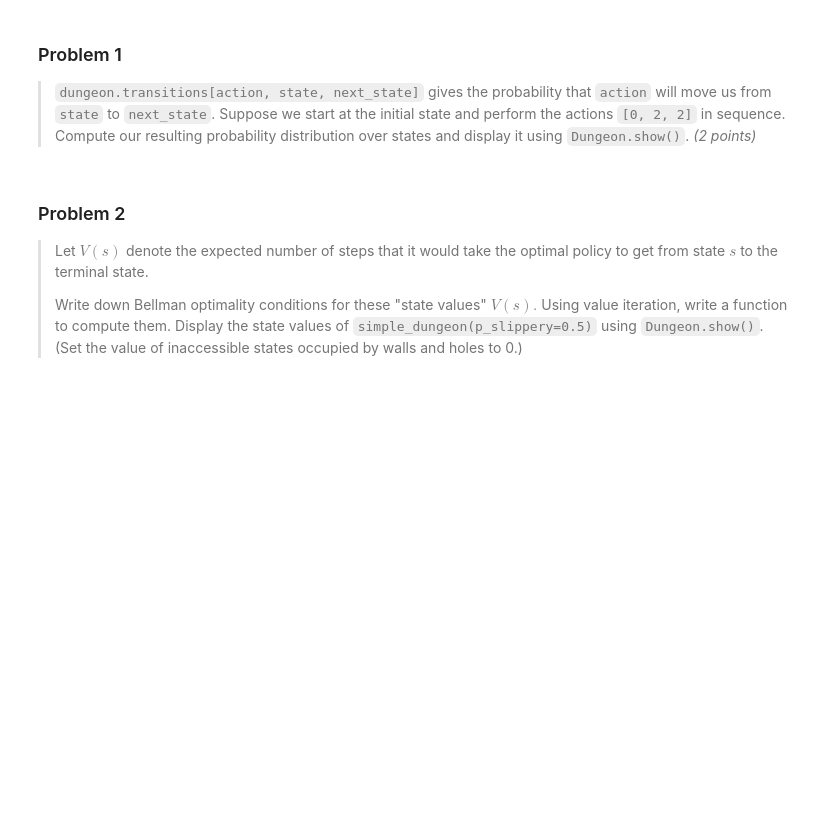
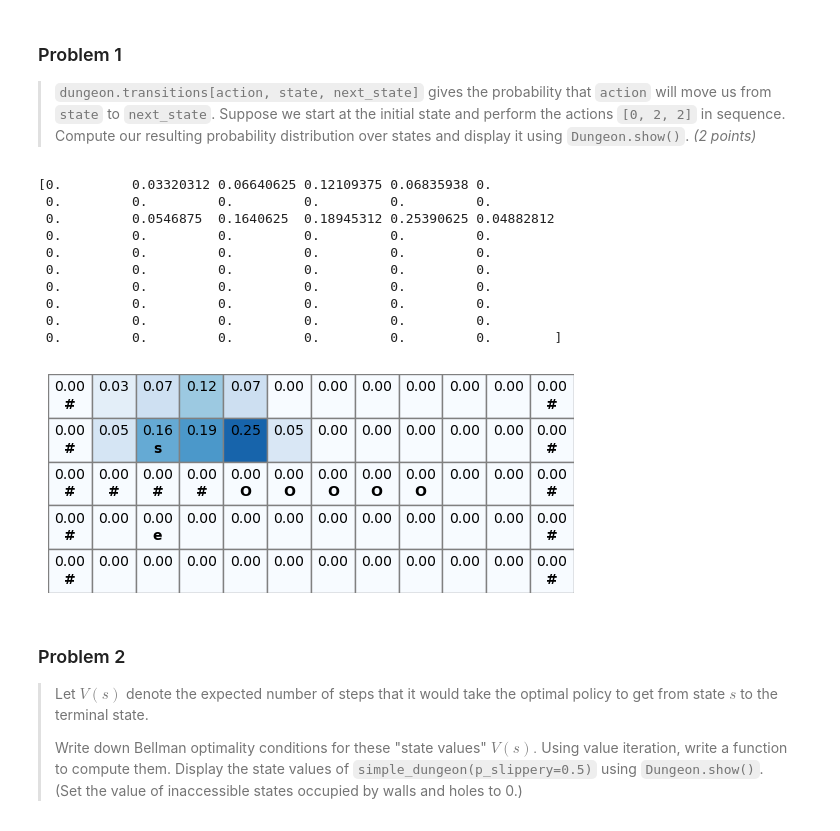
Before and after one commit to Davidpereira2803/IML_Assigments, a Jupyter notebook: Assignment2/homework_2.ipynb, the cells around one changed output. Saved outputs shown, nothing was run; the diff lists cells and outputs as text; code cells hidden in the pictures; blank space fills up the shorter version.

```diff
--- a/Assignment2/homework_2.ipynb
+++ b/Assignment2/homework_2.ipynb
@@ -252,6 +252,29 @@ NameError: name 'Dungeon' is not defined
 # %% [markdown]
 ### Problem 1
 > `dungeon.transitions[action, state, next_state]` gives the probability that `action` will move us from `state` to `next_state`. Suppose we start at the initial state and perform the actions `[0, 2, 2]` in sequence. Compute our resulting probability distribution over states and display it using `Dungeon.show()`. _(2 points)_
+# %%
+state_distribution = np.zeros(dungeon.n_states)
+state_distribution[dungeon.start] = 1.0
+
+actions = [0,2,2]
+
+for action in actions:
+    state_distribution = state_distribution @ dungeon.transitions[action]
+
+print(state_distribution)
+dungeon.show(state_distribution)
+# %% [output]
+[0.         0.03320312 0.06640625 0.12109375 0.06835938 0.
+ 0.         0.         0.         0.         0.         0.
+ 0.         0.0546875  0.1640625  0.18945312 0.25390625 0.04882812
+ 0.         0.         0.         0.         0.         0.
+ 0.         0.         0.         0.         0.         0.
+ 0.         0.         0.         0.         0.         0.
+ 0.         0.         0.         0.         0.         0.
+ 0.         0.         0.         0.         0.         0.
+ 0.         0.         0.         0.         0.         0.
+ 0.         0.         0.         0.         0.         0.        ]
+[figure, added]
 # %% [markdown]
 ### Problem 2
 
```
Also changed, not shown: parts of 7 cells of this notebook.
